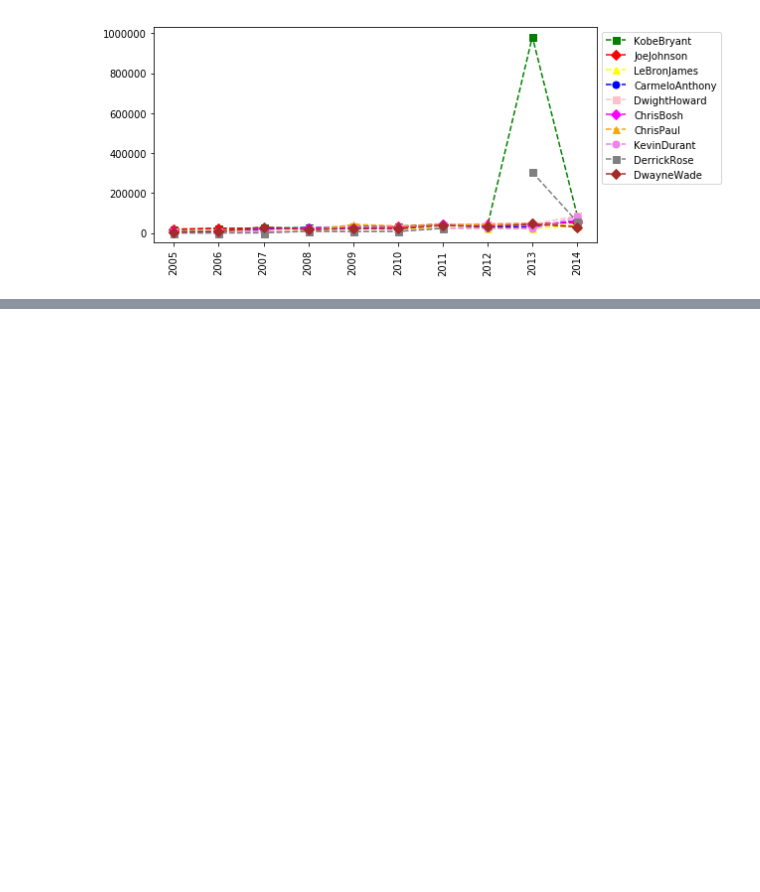
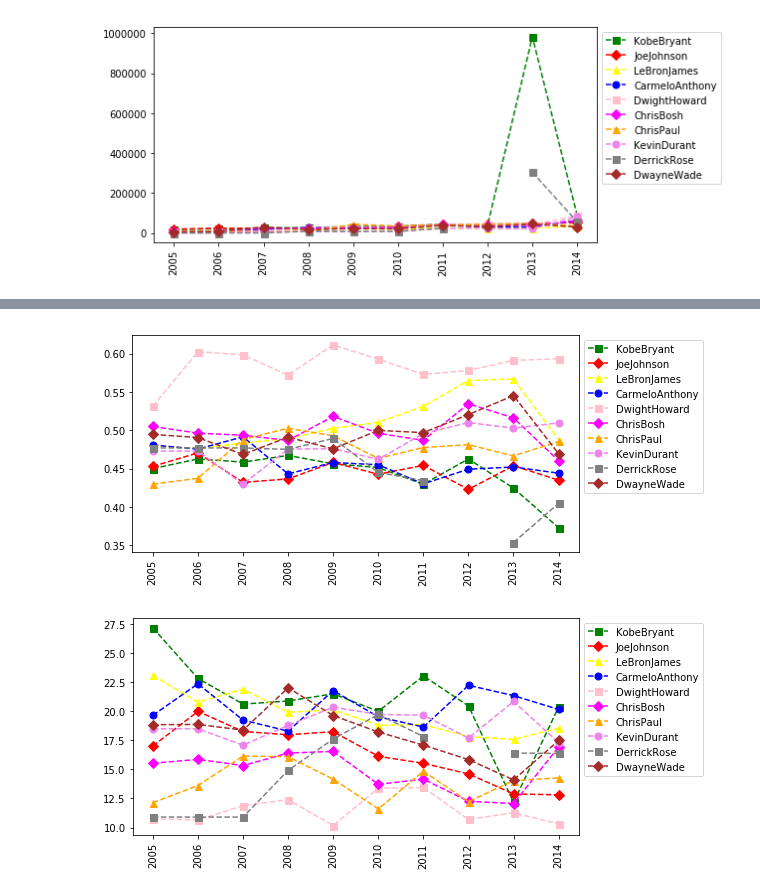
Before and after one commit to achyutpsd/Python, a Jupyter notebook: Python-Matrices & Dictionaries.ipynb, the cells around one changed output, grey strips where cells are left out. Cells and saved outputs as stored; diff of their text form; code cells hidden in the pictures; blank space fills up the shorter version.

```diff
--- a/Python-Matrices & Dictionaries.ipynb
+++ b/Python-Matrices & Dictionaries.ipynb
@@ -455,0 +468,6 @@ createPlotAdv(Salary/FieldGoals)
+# %%
+createPlotAdv(FieldGoals/FieldGoalAttempts)
+createPlotAdv(FieldGoalAttempts/Games)
+# %% [output]
+[figure, added]
+[figure, added]
```
Also changed, not shown: parts of 26 cells of this notebook, 2 other files.
